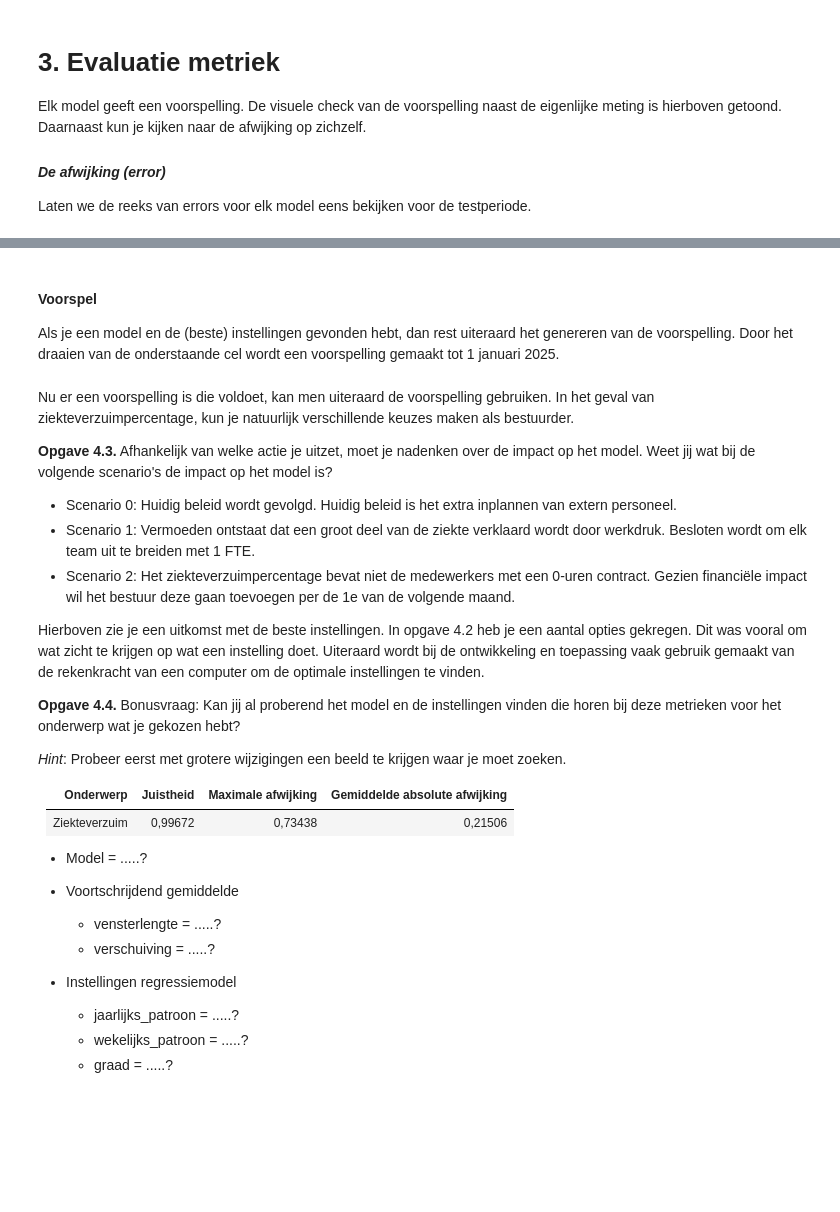
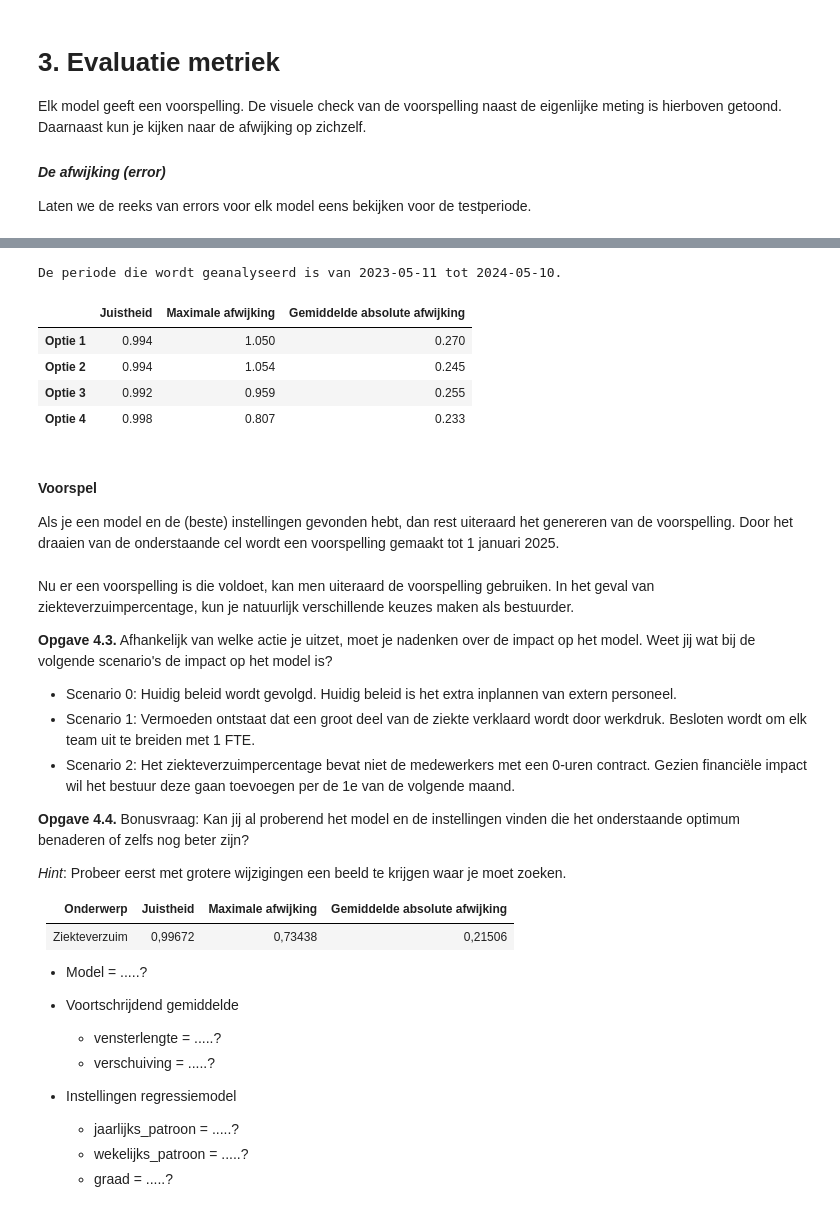
Before and after one commit to dsa-playground/tvt2024, a Jupyter notebook: Forecasting.ipynb, the cells around one changed output, grey strips where cells are left out. Drawn from its saved outputs; the diff is of its cells as text; code cells hidden in the pictures; blank space fills up the shorter version.

```diff
--- a/Forecasting.ipynb
+++ b/Forecasting.ipynb
@@ -187,2 +199,9 @@ Zie tevens plaatje hieronder:
 # %%
-optie_1(data)
+opties_berekenen(data)
+# %% [output]
+De periode die wordt geanalyseerd is van 2023-05-11 tot 2024-05-10.
+|  | Juistheid | Maximale afwijking | Gemiddelde absolute afwijking |
+| Optie 1 | 0.994 | 1.050 | 0.270 |
+| Optie 2 | 0.994 | 1.054 | 0.245 |
+| Optie 3 | 0.992 | 0.959 | 0.255 |
+| Optie 4 | 0.998 | 0.807 | 0.233 |
@@ -208,9 +223,18 @@ Nu er een voorspelling is die voldoet, kan men uiteraard de voorspelling gebruik
 * Scenario 1: Vermoeden ontstaat dat een groot deel van de ziekte verklaard wordt door werkdruk. Besloten wordt om elk team uit te breiden met 1 FTE.
 * Scenario 2: Het ziekteverzuimpercentage bevat niet de medewerkers met een 0-uren contract. Gezien financiële impact wil het bestuur deze gaan toevoegen per de 1e van de volgende maand.
 
-Hierboven zie je een uitkomst met de beste instellingen. In opgave 4.2 heb je een aantal opties gekregen. Dit was vooral om wat zicht te krijgen op wat een instelling doet. Uiteraard wordt bij de ontwikkeling en toepassing vaak gebruik gemaakt van de rekenkracht van een computer om de optimale instellingen te vinden.
+<!--
 
-**Opgave 4.4.** Bonusvraag: Kan jij al proberend het model en de instellingen vinden die horen bij deze metrieken voor het onderwerp wat je gekozen hebt?
+Scenario 0: Je voert geen proceswijziging door, geen impact op model.
+
+Scenario 1: Je voert een wijziging door waardoor het ziekteverzuim mogelijk veranderd. Bij complexere modellen heb je de mogelijkheid om een variabele toe te voegen die per dag aangeeft welk beleid je hebt gevoerd. Het model kan hiermee dan rekening houden.
+
+Scenario 2: Hierbij ga je de berekening van je doelvariabele aanpassen. Als forecaster doe je er verstandig aan om een nieuwe tijdreeks te berekenen volgens deze nieuwe definitie, daar een model op te trainen en dat te gebruiken voor voorspellingen.
+
+-->
+
+
+**Opgave 4.4.** Bonusvraag: Kan jij al proberend het model en de instellingen vinden die het onderstaande optimum benaderen of zelfs nog beter zijn?
 
 *Hint*: Probeer eerst met grotere wijzigingen een beeld te krijgen waar je moet zoeken.
 
```
Also changed, not shown: parts of 10 cells of this notebook, 5 other files.
